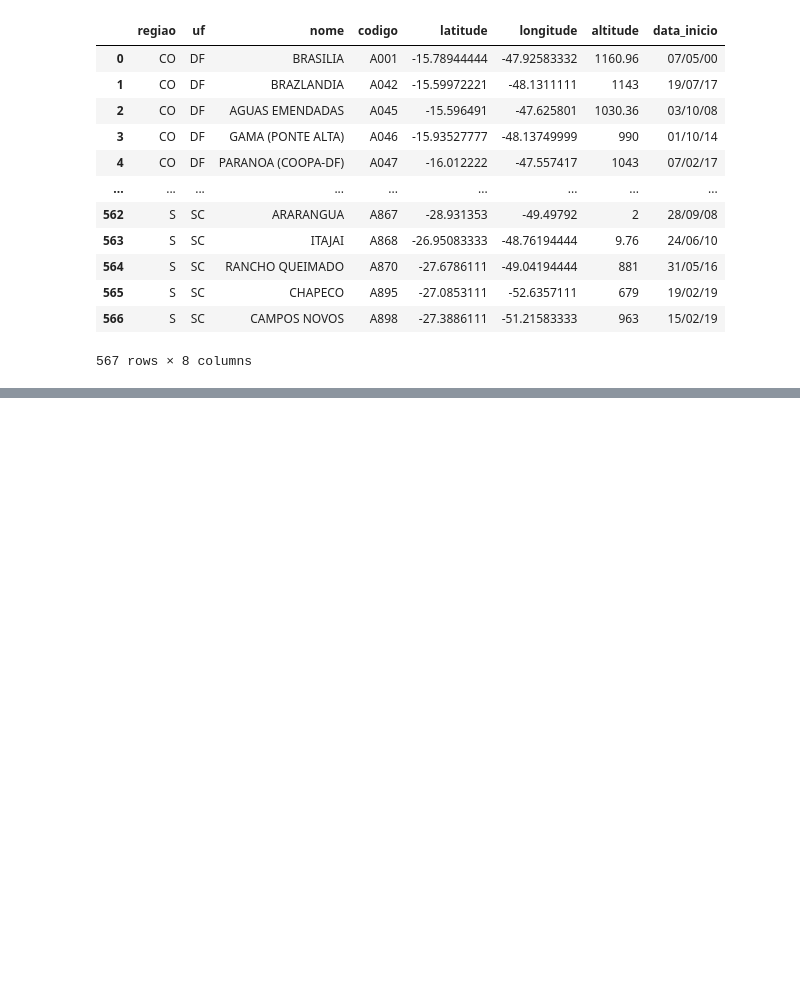
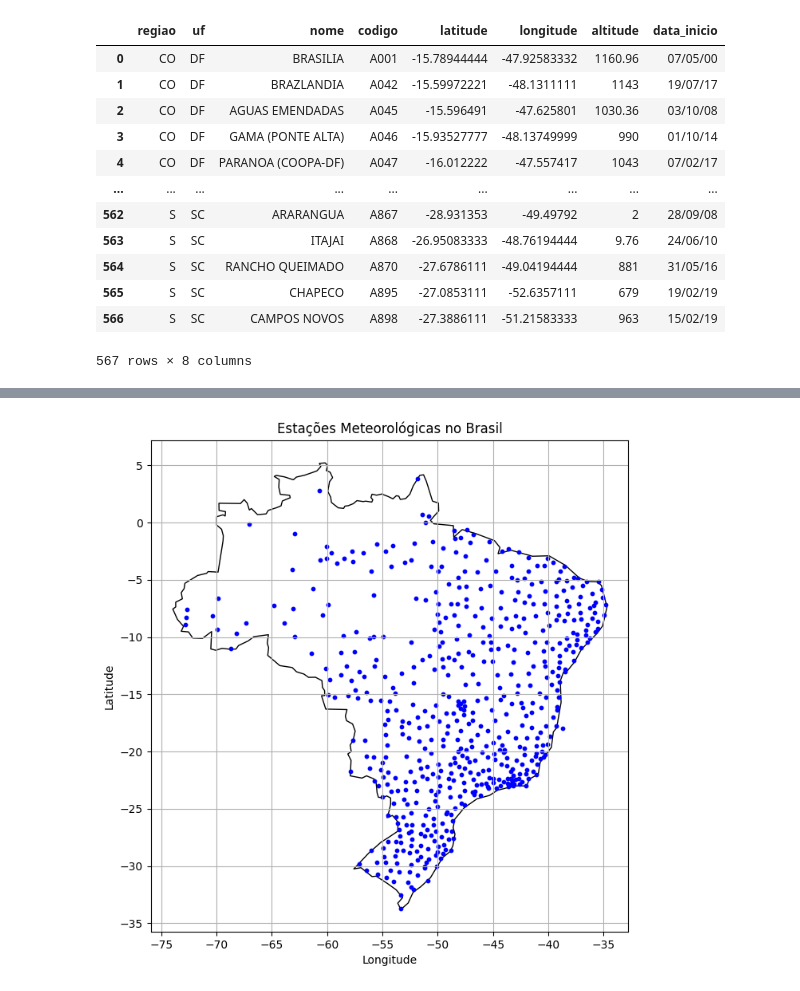
Before and after one commit to matthewz5/Impact-Burned-Brazilian-Agribusiness-Stocks, a Jupyter notebook: data-inmet.ipynb, the cells around one changed output, grey strips where cells are left out. Saved outputs shown, nothing was run; the diff lists cells and outputs as text; code cells hidden in the pictures; blank space fills up the shorter version.

Commit message:
Data DPI INPE + Map plot

```diff
--- a/data-inmet.ipynb
+++ b/data-inmet.ipynb
@@ -121,0 +127,19 @@ display(data_stations_2023)
+# %%
+brazil = gpd.read_file(r"data\ne_110m_admin_0_countries\ne_110m_admin_0_countries.shp")
+brazil = brazil[brazil['NAME'] == 'Brazil']
+
+geometry = [Point(xy) for xy in zip(df_stations_2023['longitude'], df_stations_2023['latitude'])]
+geo_df = gpd.GeoDataFrame(df_stations_2023, geometry=geometry, crs="EPSG:4326")
+
+plt.figure(figsize=(8, 8))
+brazil.plot(ax=plt.gca(), color='white', edgecolor='black')
+geo_df.plot(ax=plt.gca(), marker='o', color='blue', markersize=10)
+
+plt.title('Estações Meteorológicas no Brasil')
+plt.xlabel('Longitude')
+plt.ylabel('Latitude')
+plt.grid(True)
+
+plt.show()
+# %% [output]
+[figure, added]
```
Also changed, not shown: parts of 9 cells of this notebook, 8 other files.
